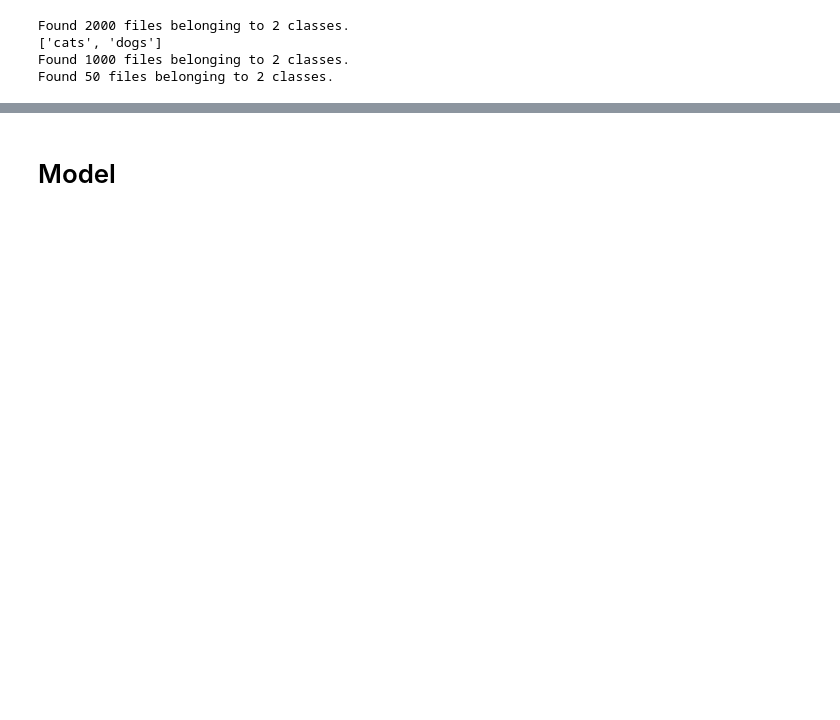
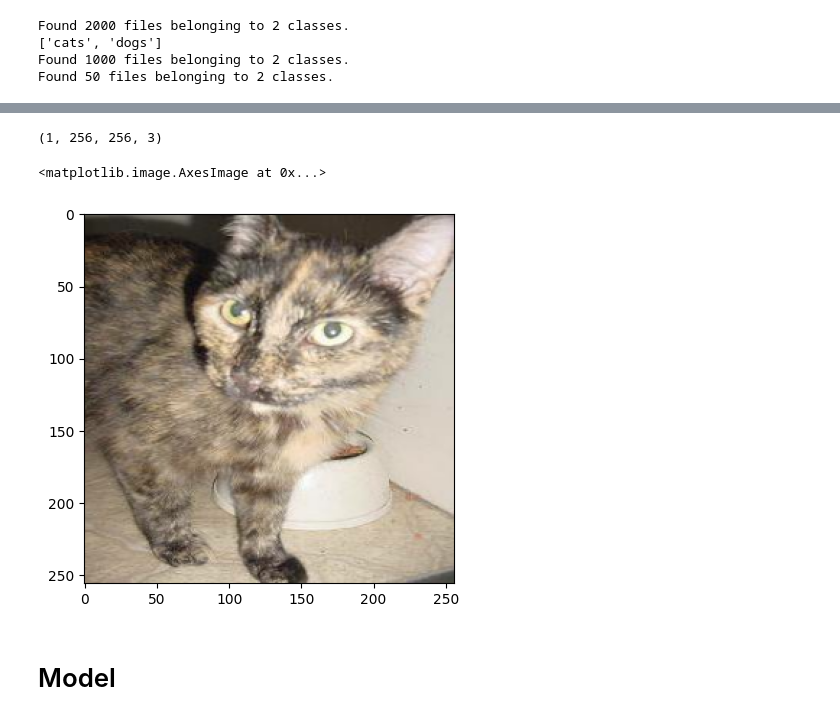
Before and after one commit to EvgeniiZorin/ML_CV_cat-and-dog-image-classifier_freeCodeCamp-dataset, a Jupyter notebook: fcc_cat_dog.ipynb, the cells around one changed output, grey strips where cells are left out. Cells and saved outputs as stored; diff of their text form; code cells hidden in the pictures; blank space fills up the shorter version.

```diff
--- a/fcc_cat_dog.ipynb
+++ b/fcc_cat_dog.ipynb
@@ -165,2 +231,12 @@ tf.Tensor(
+# %%
+img1, lbl1 = next(iter(train_ds))
+
+print(img1.shape)
+plt.imshow(img1[0].numpy().astype("uint8"))
+# plt.title(lbl1[0])
+# %% [output]
+(1, 256, 256, 3)
+<matplotlib.image.AxesImage at 0x...>
+[figure, added]
 # %% [markdown]
 # Model
```
Also changed, not shown: parts of 31 cells of this notebook, 13 other files.
